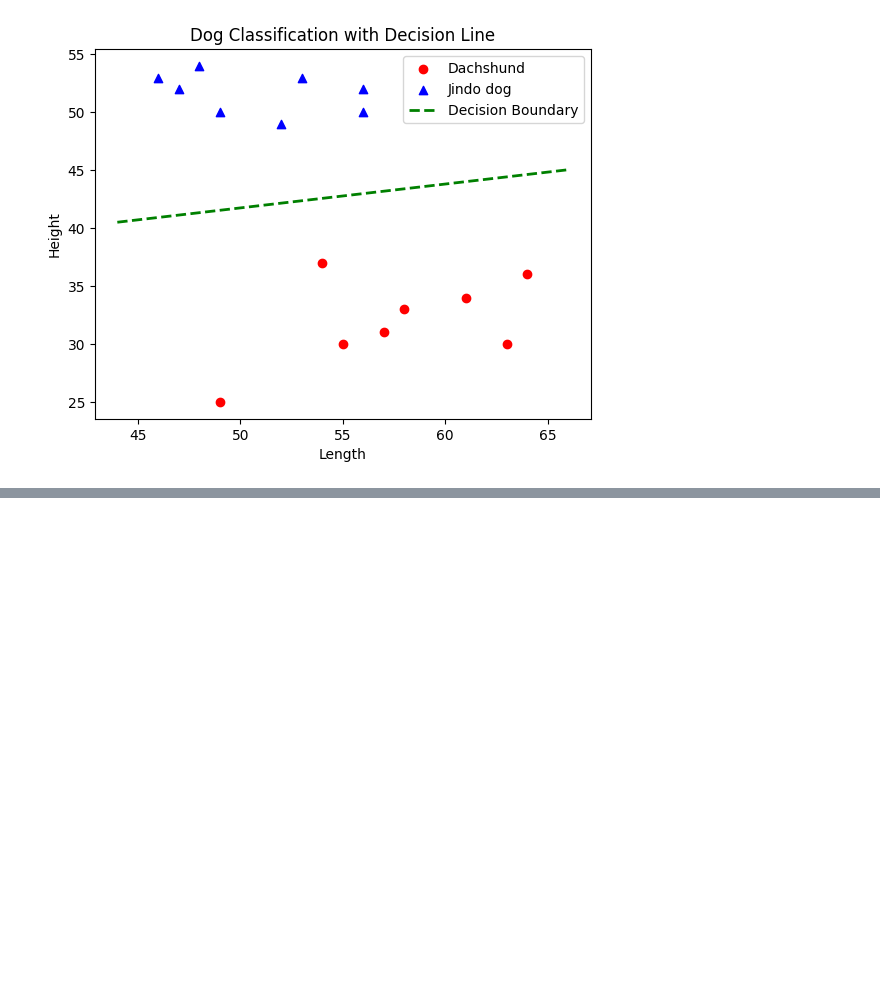
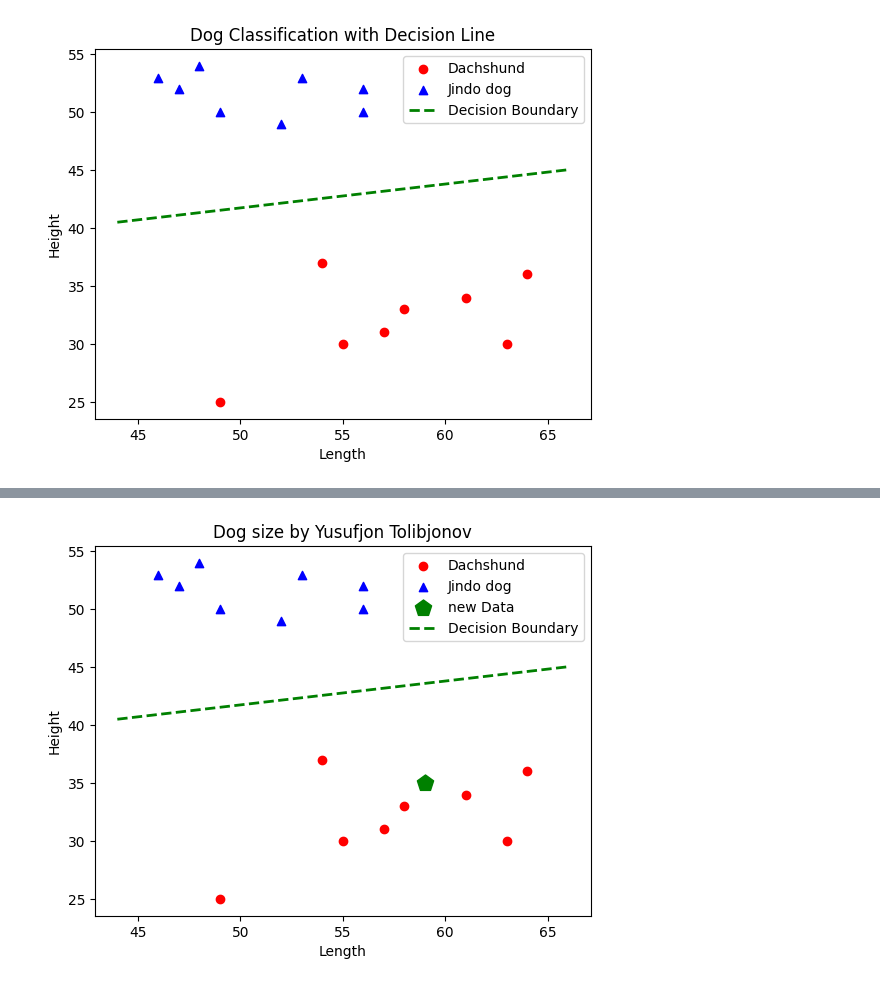
Before and after one commit to Tol1bjonov/AI_Electronic_Computer_Engineering_dept, a Jupyter notebook: logistic_regression.ipynb, the cells around one changed output, grey strips where cells are left out. Drawn from its saved outputs; the diff is of its cells as text; code cells hidden in the pictures; blank space fills up the shorter version.

```diff
--- a/logistic_regression.ipynb
+++ b/logistic_regression.ipynb
@@ -188,0 +158,80 @@ Probability of Jindo dog: 0.0055
+# %%
+import matplotlib.pyplot as plt
+import numpy as np
+from sklearn.linear_model import LogisticRegression
+
+# Dachshund data
+dach_length = [55, 57, 64, 63, 58, 49, 54, 61]
+dach_height = [30, 31, 36, 30, 33, 25, 37, 34]
+
+# Jindo dog data
+jin_length = [56, 47, 56, 46, 49, 53, 52, 48]
+jin_height = [52, 52, 50, 53, 50, 53, 49, 54]
+
+# Prepare dataset
+X = np.array([
+    [l, h] for l, h in zip(
+        dach_length + jin_length,
+        dach_height + jin_height
+    )
+])
+
+y = np.array([0] * len(dach_length) + [1] * len(jin_length))
+
+# Train model
+model = LogisticRegression()
+model.fit(X, y)
+
+# New dog
+newdata = np.array([[59, 35]])
+
+# Plot Dachshund points (red dots)
+plt.scatter(
+    dach_length, dach_height,
+    c='red', marker='o', label='Dachshund'
+)
+
+# Plot Jindo points (blue triangles)
+plt.scatter(
+    jin_length, jin_height,
+    c='blue', marker='^', label='Jindo dog'
+)
+
+# Plot new dog (green pentagon)
+plt.scatter(
+    newdata[:, 0], newdata[:, 1],
+    c='green', marker='p', s=150, label='new Data',
+    zorder=5
+)
+
+# Calculate decision boundary
+x_values = np.linspace(min(X[:, 0]) - 2, max(X[:, 0]) + 2, 200)
+
+w1 = model.coef_[0][0]
+w2 = model.coef_[0][1]
+b = model.intercept_[0]
+
+y_values = -(w1 * x_values + b) / w2
+
+# Plot decision boundary
+plt.plot(
+    x_values, y_values,
+    'g--', linewidth=2, label='Decision Boundary'
+)
+
+# Title and labels
+plt.xlabel('Length')
+plt.ylabel('Height')
+plt.title('Dog size by Yusufjon Tolibjonov')
+plt.legend(loc='upper right')
+plt.show()
+
+# Predict breed
+prediction = model.predict(newdata)[0]
+probabilities = model.predict_proba(newdata)[0]
+
+print("Predicted breed:", "Dachshund" if prediction == 0 else "Jindo dog")
+print(f"Dachshund probability: {probabilities[0]:.4f}")
+print(f"Jindo dog probability: {probabilities[1]:.4f}")
+# %% [output]
+[figure, added]
```
Also changed, not shown: parts of 2 cells of this notebook.
